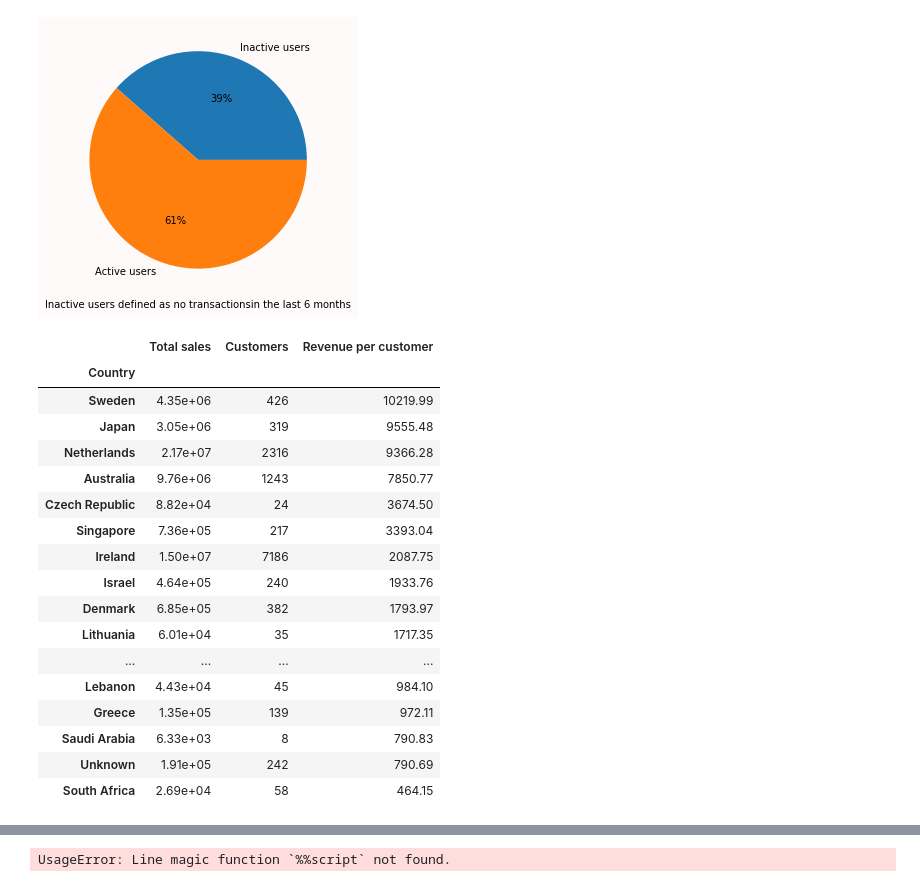
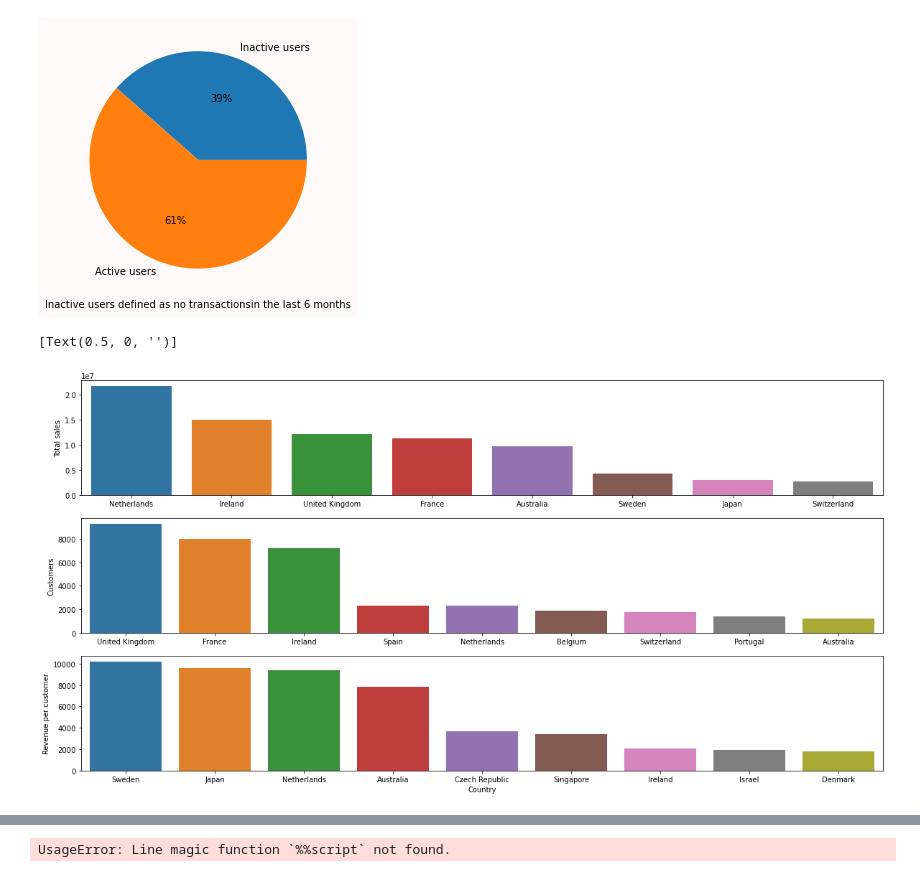
Before and after one commit to gkosmaras/Project_5, a Jupyter notebook: ecommerce_eda.ipynb, the cells around one changed output, grey strips where cells are left out. Saved outputs shown, nothing was run; the diff lists cells and outputs as text; code cells hidden in the pictures.

```diff
--- a/ecommerce_eda.ipynb
+++ b/ecommerce_eda.ipynb
@@ -161,34 +176,35 @@ Text(0.5, 0, 'Inactive users defined as no transactionsin the last 6 months')
 # %%
 # Find the revenue per customer for each country
 temp=sales.copy(deep=True)
 temp["ca"]=1
 temp=temp.groupby(by="Country").sum()
 a=list(temp.columns)
 a=[i for i in a if i not in ("total_sale","ca")]
 temp.drop(a,axis=1,inplace=True)
 temp["Revenue per customer"]=temp["total_sale"]/temp["ca"]
 temp.rename({"total_sale":"Total sales", "ca":"Customers"},
             axis=1, inplace=True)
-temp.sort_values(by="Revenue per customer",ascending=False)
+temp.reset_index(inplace=True)
+
+# Plot the top 8 from each column
+fig,ax=plt.subplots(3,1,figsize=(20,10))
+temp=temp.sort_values(by="Total sales",ascending=False)
+temp.reset_index(inplace=True,drop=True)
+sns.barplot(ax=ax[0],x=temp.loc[1:8,"Country"],
+            y=temp.loc[1:8,"Total sales"])
+temp=temp.sort_values(by="Customers",ascending=False)
+temp.reset_index(inplace=True)
+sns.barplot(ax=ax[1],x=temp.loc[1:9,"Country"],
+            y=temp.loc[1:9,"Customers"])
+temp=temp.sort_values(by="Revenue per customer",ascending=False)
+temp.reset_index(inplace=True)
+sns.barplot(ax=ax[2],x=temp.loc[0:8,"Country"],
+            y=temp.loc[0:8,"Revenue per customer"])
+ax[0].set(xlabel="")
+ax[1].set(xlabel="")
 # %% [output]
-|  | Total sales | Customers | Revenue per customer |
-| Country |  |  |  |
-| Sweden | 4.35e+06 | 426 | 10219.99 |
-| Japan | 3.05e+06 | 319 | 9555.48 |
-| Netherlands | 2.17e+07 | 2316 | 9366.28 |
-| Australia | 9.76e+06 | 1243 | 7850.77 |
-| Czech Republic | 8.82e+04 | 24 | 3674.50 |
-| Singapore | 7.36e+05 | 217 | 3393.04 |
-| Ireland | 1.50e+07 | 7186 | 2087.75 |
-| Israel | 4.64e+05 | 240 | 1933.76 |
-| Denmark | 6.85e+05 | 382 | 1793.97 |
-| Lithuania | 6.01e+04 | 35 | 1717.35 |
-| ... | ... | ... | ... |
-| Lebanon | 4.43e+04 | 45 | 984.10 |
-| Greece | 1.35e+05 | 139 | 972.11 |
-| Saudi Arabia | 6.33e+03 | 8 | 790.83 |
-| Unknown | 1.91e+05 | 242 | 790.69 |
-| South Africa | 2.69e+04 | 58 | 464.15 |
+[Text(0.5, 0, '')]
+[figure, added]
 # %%
 # Calculate average order size and revenue for each country
 temp=sales.copy(deep=True)
```
Also changed, not shown: parts of 5 cells of this notebook.
